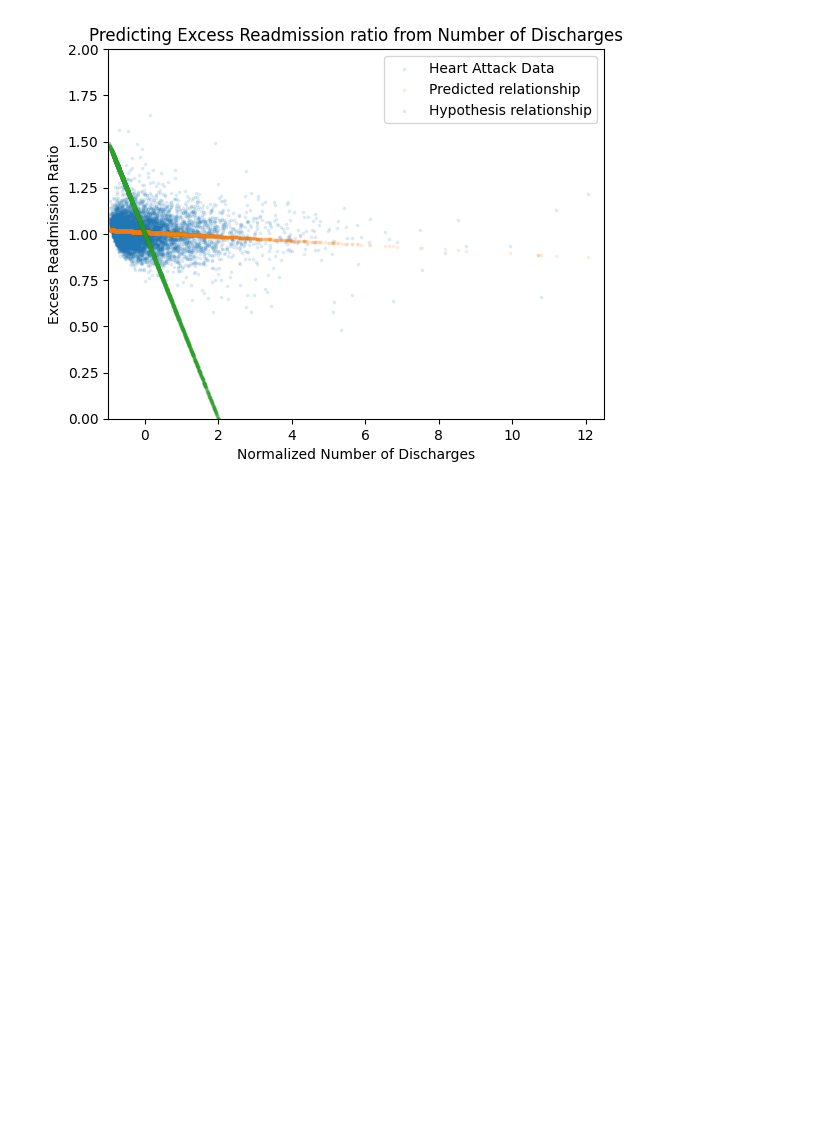
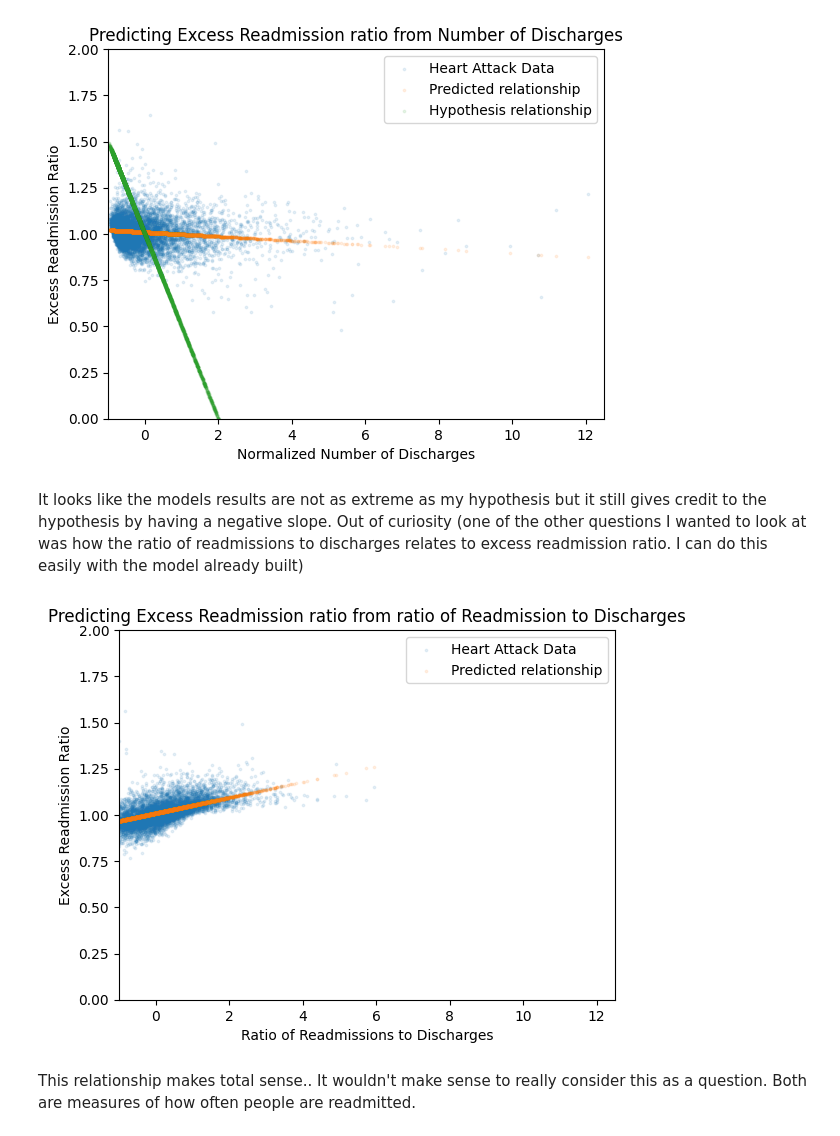
Before and after one commit to mlagnado/ISTA_Exam_2, a Jupyter notebook: step_6_chosen-algo.ipynb, the cells around one changed output. Drawn from its saved outputs; the diff is of its cells as text; code cells hidden in the pictures; blank space fills up the shorter version.

Commit message:
Comments to code as well as additional question considered

```diff
--- a/step_6_chosen-algo.ipynb
+++ b/step_6_chosen-algo.ipynb
@@ -59,34 +59,33 @@ def ridge_regression(x, y, Lr=0.1, penalty=0.1, epochs=10000):
         lambda: float, ridge regularization strength
         epochs: int, number of iterations
     output:
-        B0:float, intercept
-        B1: float, slope
+        B: array with floats, Contains both the slopes and intercept after the gradient descent
     '''
-    m, n = x.shape  # m = number of samples, n = number of features
+    m, n = x.shape  #m = number of samples, n = number of features
     slope = []
     intercept = []
     #My B_i fxn is meant for only one predictor so if i want to expand it to a matrix it will need to change a bit
     for i in range(n):
-        B1, B0 = B_i(x[:,i], y[i])  # Apply B_i for each row of X
+        B1, B0 = B_i(x[:,i], y[i])  #Apply B_i for each row of x
         slope.append(B1)
         intercept.append(B0)
-    B = np.zeros((n+1, 1))  # Initialize weights
-    #B[0] = intercept  # The first row is for intercepts
-    #B[1:] = np.array(slope).reshape(-1, 1)  # The rest are for slopes
+    B = np.zeros((n+1, 1))  #Initialize weights
+    B[0] = intercept  #The first row is for intercepts
+    B[1:] = np.array(slope).reshape(-1, 1)  #The rest are for slopes
 
     #need a column in X of ones to account for B having the intercept
     x_B = np.ones((m,n+1))
-    x_B[:,1:] = x
+    x_B[:,1:] = x #now x_B has x as well as a column to account to intercepts
 
     for epoch in range(epochs):
-        Y_pred = np.dot(x_B, B)
-        err = Y_pred - y
+        Y_pred = np.dot(x_B, B) #calculate predicted y vals
+        err = Y_pred - y #find residuals
 
-        B_pen = np.copy(B)
-        B_pen[0] = 0
+        B_pen = np.copy(B) #Creating a copy of B to not interfere with updating it
+        B_pen[0] = 0 #set the intercept to 0
 
-        dB = (1/m) * (np.dot(x_B.T, err) + penalty * B_pen)
-        B -= Lr * dB
+        dB = (1/m) * (np.dot(x_B.T, err) + penalty * B_pen) #calculate change
+        B -= Lr * dB #apply changes to B
 
     return B
 # %% [markdown]
@@ -170,3 +170,26 @@ plt.legend()
 plt.show()
 # %% [output]
 [figure]
+# %% [markdown]
+It looks like the models results are not as extreme as my hypothesis but it still gives credit to the hypothesis by having a negative slope. Out of curiosity (one of the other questions I wanted to look at was how the ratio of readmissions to discharges relates to excess readmission ratio. I can do this easily with the model already built)
+# %%
+mean_X_both = np.mean(X_both)
+std_dev_X_both = np.std(X_both)
+normal_X_both = (X_both-mean_X_both)/std_dev_X_both
+normal_X_both = np.array(normal_X_both).reshape(-1,1)
+B = ridge_regression(normal_X_both,Y)
+# %%
+Y_pred_both = B[0] + B[1]*normal_X_both
+plt.scatter(normal_X_both, Y, s=3, alpha=0.1, label='Heart Attack Data')
+plt.scatter(normal_X_both, Y_pred_both, s=3, alpha=0.1, label='Predicted relationship')
+plt.ylim(0,2)
+plt.xlim(-1,12.5)
+plt.ylabel('Excess Readmission Ratio')
+plt.xlabel('Ratio of Readmissions to Discharges')
+plt.title('Predicting Excess Readmission ratio from ratio of Readmission to Discharges')
+plt.legend()
+plt.show()
+# %% [output]
+[figure, added]
+# %% [markdown]
+This relationship makes total sense.. It wouldn't make sense to really consider this as a question. Both are measures of how often people are readmitted.
```
Also changed, not shown: parts of 2 cells of this notebook.
